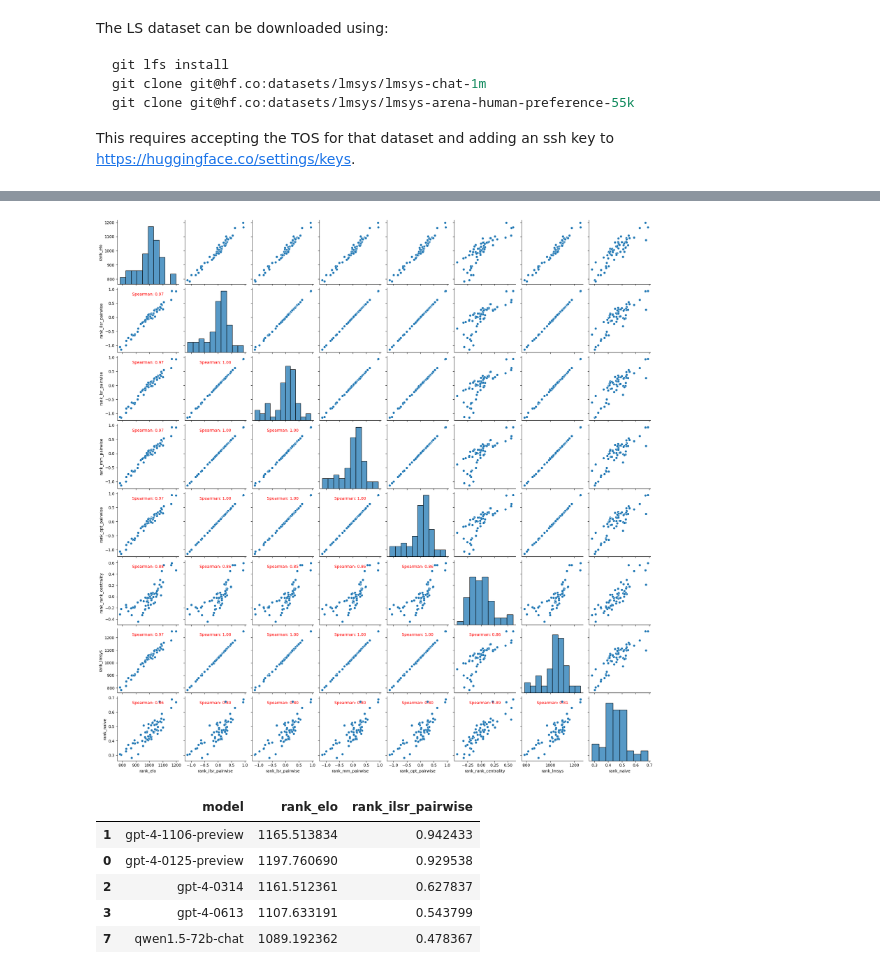
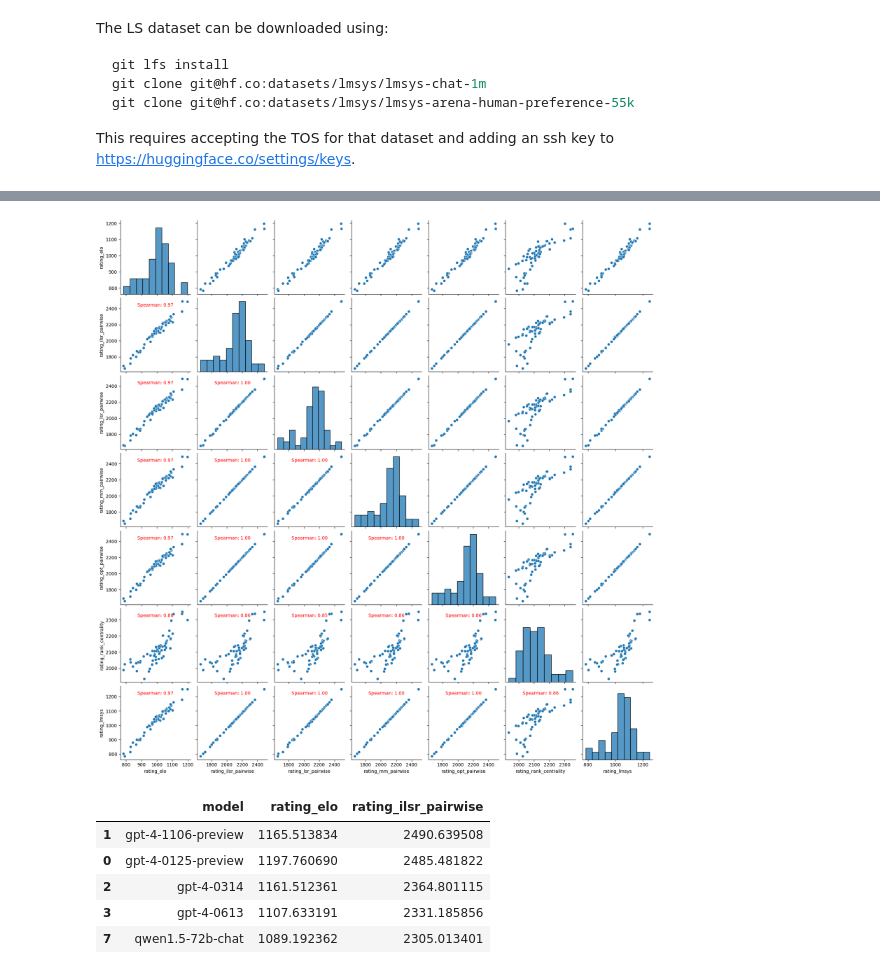
Before and after one commit to wangtian24/tian-scripts, a Jupyter notebook: notebooks/ls_elo_comparison.ipynb, the cells around one changed output, grey strips where cells are left out. Drawn from its saved outputs; the diff is of its cells as text; code cells hidden in the pictures.

```diff
--- a/notebooks/ls_elo_comparison.ipynb
+++ b/notebooks/ls_elo_comparison.ipynb
@@ -78,7 +78,9 @@ Wall time: 8.17 s
 # Get the leaderboard from the Elo ranker as a dataframe for sanity check.
 
 elo_leaderboard = elo_ranker.leaderboard()
-elo_leaderboard_df = pd.DataFrame([item.to_dict() for item in elo_leaderboard]).sort_values(by="rank", ascending=False)
-elo_leaderboard_df.rename(columns={"rank": "rank_elo"}, inplace=True)
+elo_leaderboard_df = pd.DataFrame([item.to_dict() for item in elo_leaderboard]).sort_values(
+    by="rating", ascending=False
+)
+elo_leaderboard_df.rename(columns={"rating": "rating_elo"}, inplace=True)
 elo_leaderboard_df
 # %% [output]
@@ -191,7 +171,7 @@ def compute_mle_elo(df, SCALE=400, BASE=10, INIT_RATING=1000, sample_weight=None
 
 start_time = time.time()
 leaderboard_lmsys_df = (
-    pd.DataFrame(compute_mle_elo(df)).reset_index().rename(columns={"model_a": "model", 0: "rank_lmsys"})
+    pd.DataFrame(compute_mle_elo(df)).reset_index().rename(columns={"model_a": "model", 0: "rating_lmsys"})
 )
 end_time = time.time()
 print(f"LMSYS: {end_time - start_time:.3f} seconds")
@@ -209,8 +189,8 @@ for algo in CHOIX_RANKER_ALGORITHMS:
     end_time = time.time()
     print(f"Algo {algo}: {end_time - start_time:.3f} seconds")
     leaderboard = ranker.leaderboard()
-    leaderboard_df = pd.DataFrame([item.to_dict() for item in leaderboard]).sort_values(by="rank", ascending=False)
-    leaderboard_df.rename(columns={"rank": f"rank_{algo}"}, inplace=True)
+    leaderboard_df = pd.DataFrame([item.to_dict() for item in leaderboard]).sort_values(by="rating", ascending=False)
+    leaderboard_df.rename(columns={"rating": f"rating_{algo}"}, inplace=True)
     leaderboard_df.drop(columns=["annotation"], inplace=True)
     choix_leaderboards.append(leaderboard_df)
 
@@ -241,31 +221,32 @@ Algo rank_centrality: 0.009 seconds
 # %%
 # Calculate the correlation between the ranks of the models in the different leaderboards
 merged_df = pd.merge(elo_leaderboard_df, choix_leaderboard_df, on="model", suffixes=("_elo", "_choix"))
 merged_df.drop(columns=["annotation"], inplace=True)
 merged_df = pd.merge(merged_df, leaderboard_lmsys_df, on="model")
-merged_df = pd.merge(merged_df, naive_leaderboard_df, on="model")
-correlation_matrix = merged_df[[c for c in merged_df.columns if "rank" in c]].corr(method="spearman")
+correlation_matrix = merged_df[[c for c in merged_df.columns if "rating" in c]].corr(method="spearman")
 
 # Annotate the pairplot with the Spearman correlation
 pairplot = sns.pairplot(merged_df)
 for j, i in zip(*np.triu_indices_from(pairplot.axes, 1), strict=True):
     pairplot.axes[i, j].annotate(
         f"Spearman: {correlation_matrix.iloc[i, j]:.2f}",
         xy=(0.5, 0.9),
         xycoords="axes fraction",
         ha="center",
         va="center",
         fontsize=10,
         color="red",
     )
 # %% [output]
-[figure, old version]
+[figure, new version]
 # %%
-merged_df.sort_values(by="rank_ilsr_pairwise", ascending=False).head(5)[["model", "rank_elo", "rank_ilsr_pairwise"]]
+merged_df.sort_values(by="rating_ilsr_pairwise", ascending=False).head(5)[
+    ["model", "rating_elo", "rating_ilsr_pairwise"]
+]
 # %% [output]
-|  | model | rank_elo | rank_ilsr_pairwise |
-| 1 | gpt-4-1106-preview | 1165.513834 | 0.942433 |
-| 0 | gpt-4-0125-preview | 1197.760690 | 0.929538 |
-| 2 | gpt-4-0314 | 1161.512361 | 0.627837 |
-| 3 | gpt-4-0613 | 1107.633191 | 0.543799 |
-| 7 | qwen1.5-72b-chat | 1089.192362 | 0.478367 |
+|  | model | rating_elo | rating_ilsr_pairwise |
+| 1 | gpt-4-1106-preview | 1165.513834 | 2490.639508 |
+| 0 | gpt-4-0125-preview | 1197.760690 | 2485.481822 |
+| 2 | gpt-4-0314 | 1161.512361 | 2364.801115 |
+| 3 | gpt-4-0613 | 1107.633191 | 2331.185856 |
+| 7 | qwen1.5-72b-chat | 1089.192362 | 2305.013401 |
```
Also changed, not shown: parts of 6 cells of this notebook, 14 other files.
